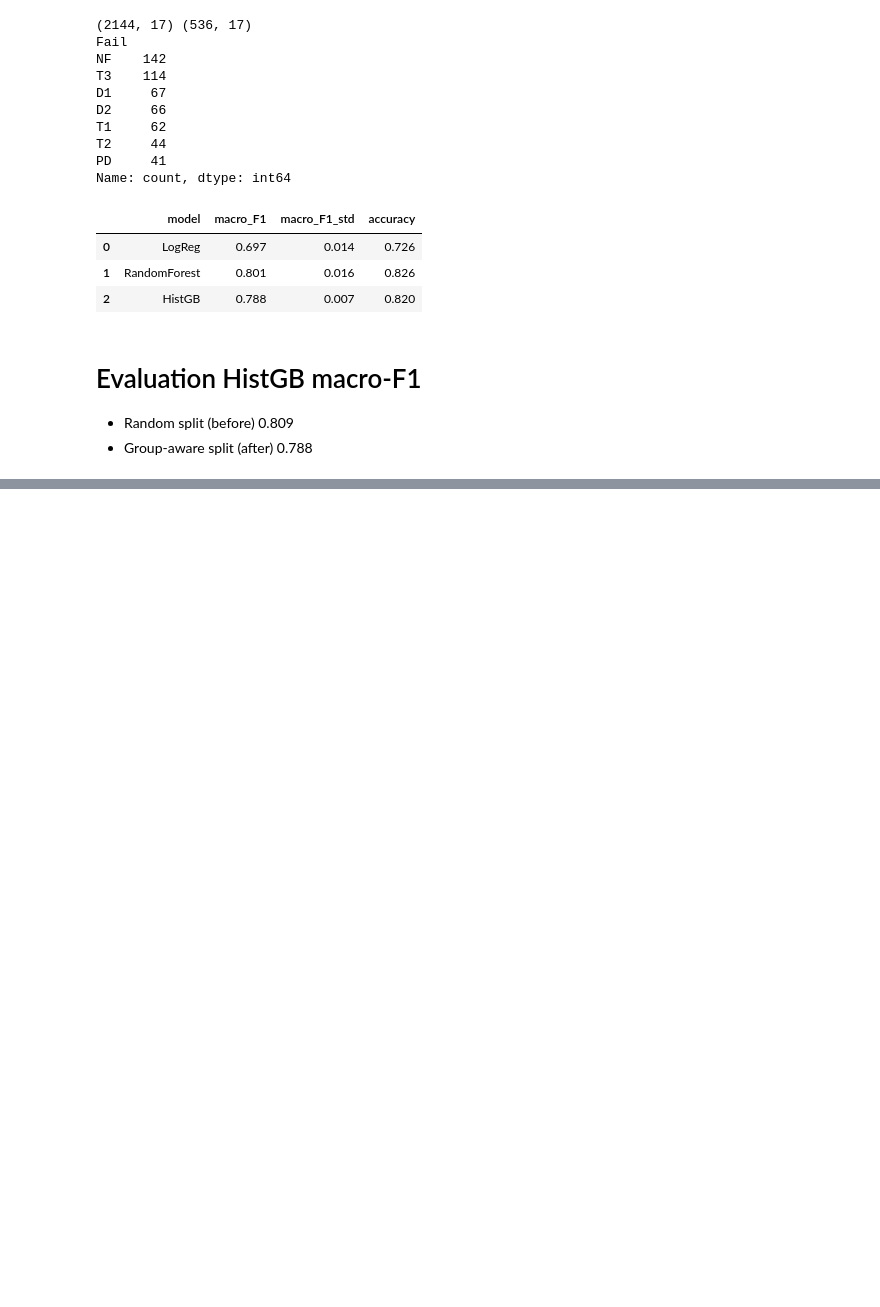
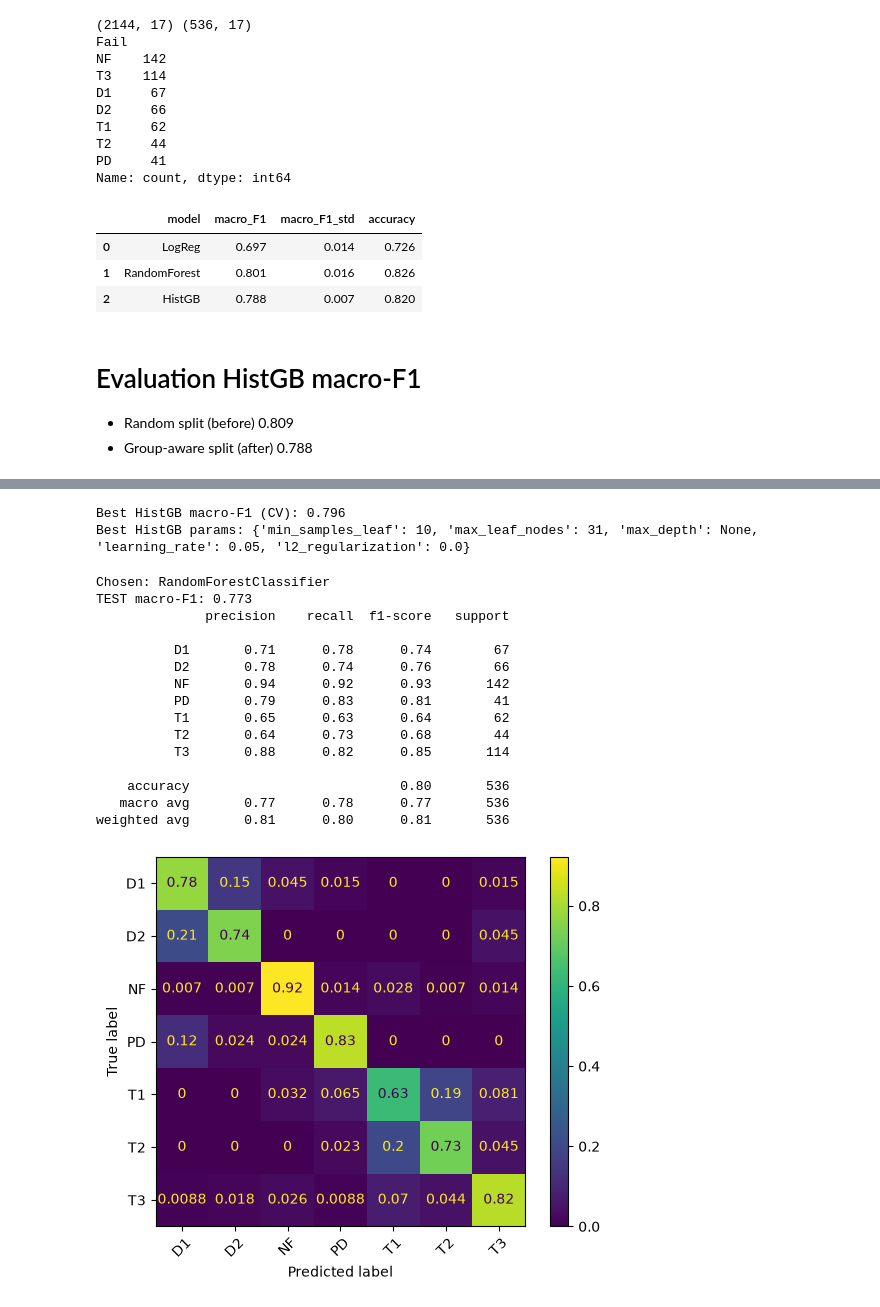
Before and after one commit to ZonashaMarium06/transformerguard, a Jupyter notebook: notebooks/04_dga_grouped_eval.ipynb, the cells around one changed output, grey strips where cells are left out. Drawn from its saved outputs; the diff is of its cells as text; code cells hidden in the pictures; blank space fills up the shorter version.

Commit message:
Add hyperparameter tuning and final held-out test evaluation

```diff
--- a/notebooks/04_dga_grouped_eval.ipynb
+++ b/notebooks/04_dga_grouped_eval.ipynb
@@ -123,0 +149,57 @@ pd.DataFrame(rows).round(3)
+# %%
+hgb_space = {
+    "learning_rate": [0.03, 0.05, 0.1, 0.2],
+    "max_depth": [None, 3, 5, 8],
+    "max_leaf_nodes": [15, 31, 63],
+    "min_samples_leaf": [10, 20, 40],
+    "l2_regularization": [0.0, 0.1, 1.0],
+}
+
+search_hgb = RandomizedSearchCV(
+    HistGradientBoostingClassifier(class_weight="balanced", random_state=42),
+    hgb_space,
+    n_iter=20,
+    cv=cv_g,
+    scoring="f1_macro",
+    random_state=42,
+)
+search_hgb.fit(X_train, y_train, groups=groups_train)
+
+print("Best HistGB macro-F1 (CV):", round(search_hgb.best_score_, 3))
+print("Best HistGB params:", search_hgb.best_params_)
+# %% [output]
+Best HistGB macro-F1 (CV): 0.796
+Best HistGB params: {'min_samples_leaf': 10, 'max_leaf_nodes': 31, 'max_depth': None, 'learning_rate': 0.05, 'l2_regularization': 0.0}
+# %%
+from sklearn.metrics import classification_report, ConfusionMatrixDisplay, f1_score
+
+# Jis ka CV score zyada ho, usay chunein
+best_search = search_rf if search_rf.best_score_ >= search_hgb.best_score_ else search_hgb
+final_model = best_search.best_estimator_
+print("Chosen:", type(final_model).__name__)
+
+pred_test = final_model.predict(X_test)
+print("TEST macro-F1:", round(f1_score(y_test, pred_test, average="macro"), 3))
+print(classification_report(y_test, pred_test))
+
+ConfusionMatrixDisplay.from_predictions(
+    y_test, pred_test, xticks_rotation=45, normalize="true"
+)
+plt.show()
+# %% [output]
+Chosen: RandomForestClassifier
+TEST macro-F1: 0.773
+              precision    recall  f1-score   support
+
+          D1       0.71      0.78      0.74        67
+          D2       0.78      0.74      0.76        66
+          NF       0.94      0.92      0.93       142
+          PD       0.79      0.83      0.81        41
+          T1       0.65      0.63      0.64        62
+          T2       0.64      0.73      0.68        44
+          T3       0.88      0.82      0.85       114
+
+    accuracy                           0.80       536
+   macro avg       0.77      0.78      0.77       536
+weighted avg       0.81      0.80      0.81       536
+[figure, added]
```
Also changed, not shown: parts of 1 cell of this notebook.
